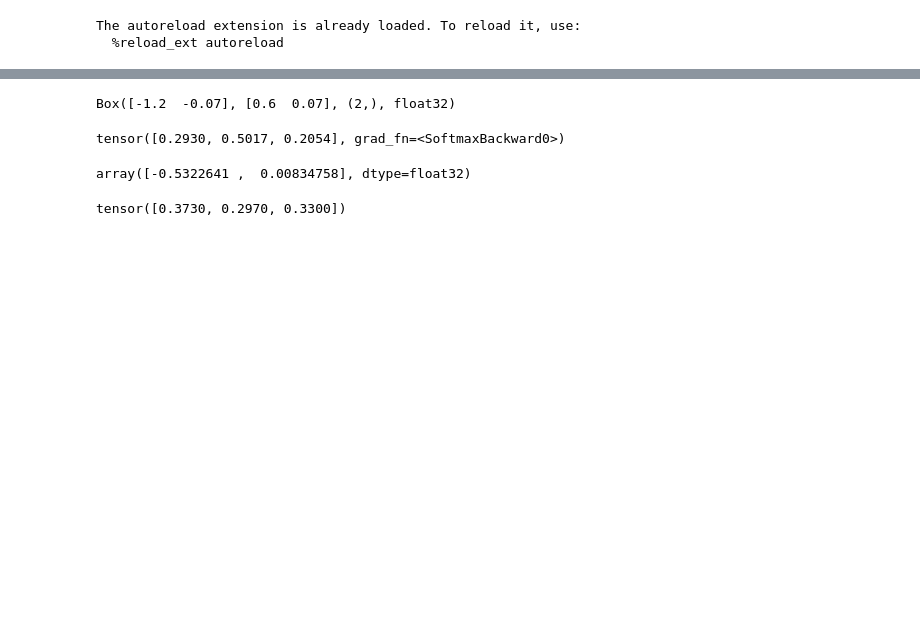
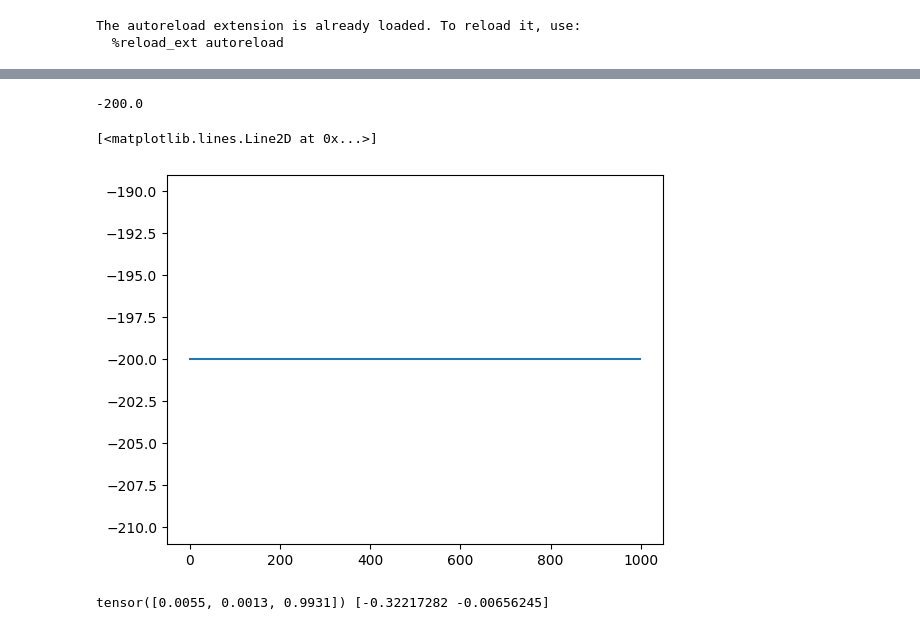
Before and after one commit to DennisMinn/rl-working-name, a Jupyter notebook: Untitled.ipynb, the cells around one changed output, grey strips where cells are left out. Cells and saved outputs as stored; diff of their text form; code cells hidden in the pictures; blank space fills up the shorter version.

```diff
--- a/Untitled.ipynb
+++ b/Untitled.ipynb
@@ -53,18 +70,55 @@ for episode in tqdm(range(1000)):
-# %%
-env.observation_space
-# %% [output]
-Box([-1.2  -0.07], [0.6  0.07], (2,), float32)
-# %%
-policy.forward(state)
-# %% [output]
-tensor([0.2930, 0.5017, 0.2054], grad_fn=<SoftmaxBackward0>)
-# %%
-state
-# %% [output]
-array([-0.5322641 ,  0.00834758], dtype=float32)
+# %%
+env = gym.make("MountainCar-v0")
+svalue = StateValue(2)
+policy = Policy(2, 3)
+returns = []
+
+svalue_optimizer = optim.AdamW(svalue.parameters(), lr=2e-5)
+policy_optimizer = optim.AdamW(policy.parameters(), lr=2e-6)
+
+for episode in tqdm(range(1000)):
+
+    history = []
+    state = env.reset()
+    isTerminal = False
+    t = 0
+    # episode
+    while not isTerminal:
+        with torch.no_grad():
+            action = np.random.choice(np.arange(3), p=policy(state).numpy())
+
+        state_prime, reward, isTerminal, info = env.step(action)
+
+        history.append((state, action, reward))
+        state = state_prime
+        t += 1
+
+    for i in range(len(history)):
+        svalue_optimizer.zero_grad()
+        policy_optimizer.zero_grad()
+
+        state, action, _ = history[i]
+
+        G = torch.tensor(G_t(history[i:])).unsqueeze(0)
+        svalue_loss = F.mse_loss(svalue(state), G)
+        policy_loss = svalue_loss.item() * -policy(state)[action]
+
+        policy_loss.backward()
+        svalue_loss.backward()
+
+        svalue_optimizer.step()
+        policy_optimizer.step()
+
+    returns.append(G_t(history))
+    print(G_t(history), end="\r")
+
+plt.plot(returns)
+# %% [output]
+-200.0
+[<matplotlib.lines.Line2D at 0x...>]
+[figure, added]
 # %%
 with torch.no_grad():
-    action = policy.forward(state)
-action
+    print(policy([0.4, -0.0]), state)
 # %% [output]
-tensor([0.3730, 0.2970, 0.3300])
+tensor([0.0055, 0.0013, 0.9931]) [-0.32217282 -0.00656245]
```
Also changed, not shown: parts of 10 cells of this notebook, 2 other files.
